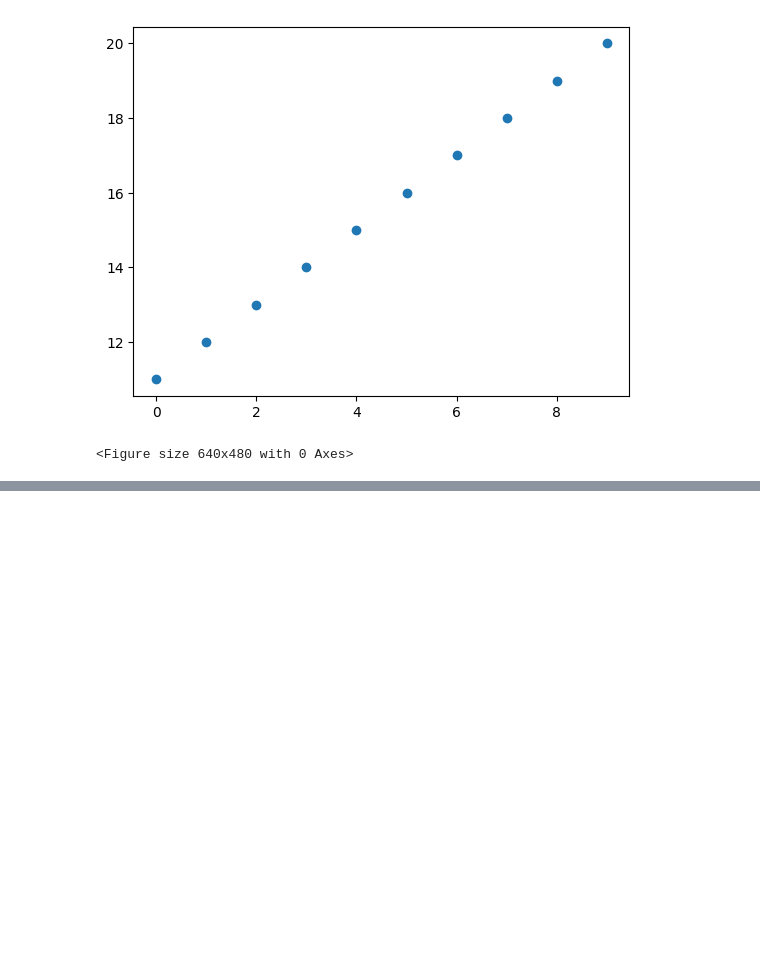
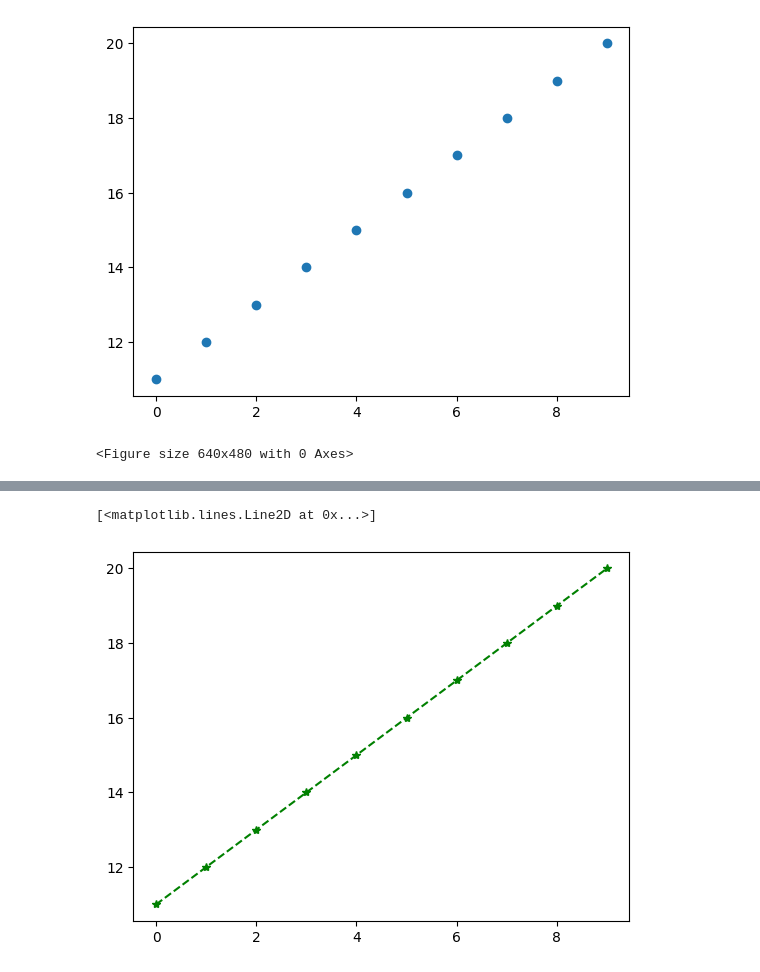
Before and after one commit to Nusrat-Rumi/Machines_Learning, a Jupyter notebook: ML_DL_Academy(class_5).ipynb, the cells around one changed output, grey strips where cells are left out. Saved outputs shown, nothing was run; the diff lists cells and outputs as text; code cells hidden in the pictures; blank space fills up the shorter version.

```diff
--- a/ML_DL_Academy(class_5).ipynb
+++ b/ML_DL_Academy(class_5).ipynb
@@ -124,0 +148,6 @@ plt.plot(X,y)
+# %%
+#plt.plot(X,y, 'r--')
+plt.plot(X,y, 'g*--')
+# %% [output]
+[<matplotlib.lines.Line2D at 0x...>]
+[figure, added]
```
Also changed, not shown: parts of 8 cells of this notebook.
